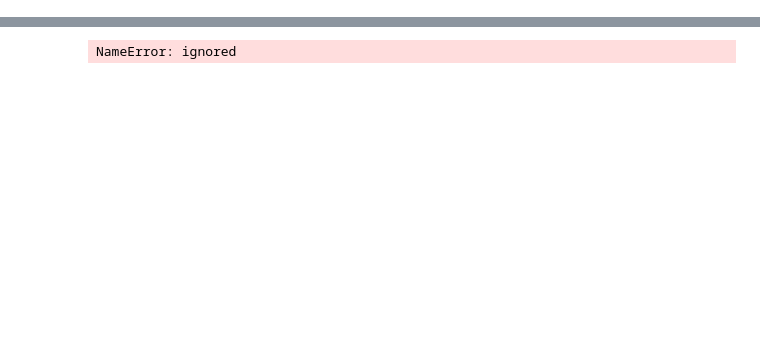
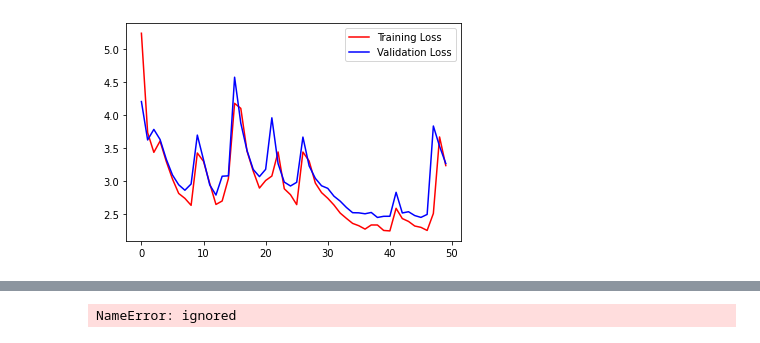
Before and after one commit to msaad1311/Machine-Translation-English-to-French, a Jupyter notebook: Machine_Translation.ipynb, the cells around one changed output, grey strips where cells are left out. Drawn from its saved outputs; the diff is of its cells as text; code cells hidden in the pictures; blank space fills up the shorter version.

```diff
--- a/Machine_Translation.ipynb
+++ b/Machine_Translation.ipynb
@@ -35,0 +115,2 @@ small_vocab_fr Line 2:  Je déclare reprise la session du Parlement européen qu
+# %%
+en_pad=en_pad.reshape(en_pad.shape[0],en_pad.shape[1])
@@ -35,0 +178,10 @@ small_vocab_fr Line 2:  Je déclare reprise la session du Parlement européen qu
+# %%
+model2 = Sequential()
+model2.add(Embedding(vocab_en+2,300,input_length=maxi_fr))
+model2.add(GRU(64,return_sequences=True))
+model2.add(LSTM(64,return_sequences=True))
+model2.add(TimeDistributed(Dense(vocab_fr+2)))
+
+model2.compile(loss=sparse_categorical_crossentropy,optimizer='adam',metrics=['accuracy'])
+
+model2.summary()
@@ -35,0 +205,2 @@ small_vocab_fr Line 2:  Je déclare reprise la session du Parlement européen qu
+# %%
+history1=model2.fit(x=en_pad,y=fr_pad,epochs=50,validation_split=0.2)
@@ -35,0 +225,7 @@ small_vocab_fr Line 2:  Je déclare reprise la session du Parlement européen qu
+# %%
+plt.plot(history1.history['loss'],color='r',label='Training Loss')
+plt.plot(history1.history['val_loss'],color='b',label='Validation Loss')
+plt.legend()
+plt.show()
+# %% [output]
+[figure, added]
```
Also changed, not shown: parts of 25 cells of this notebook.
